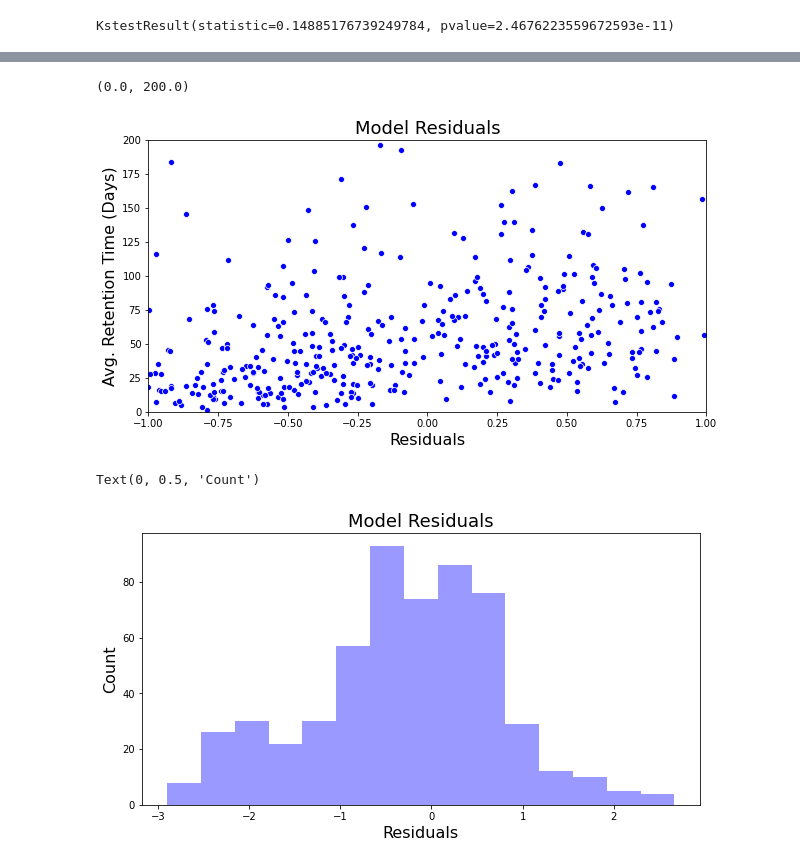
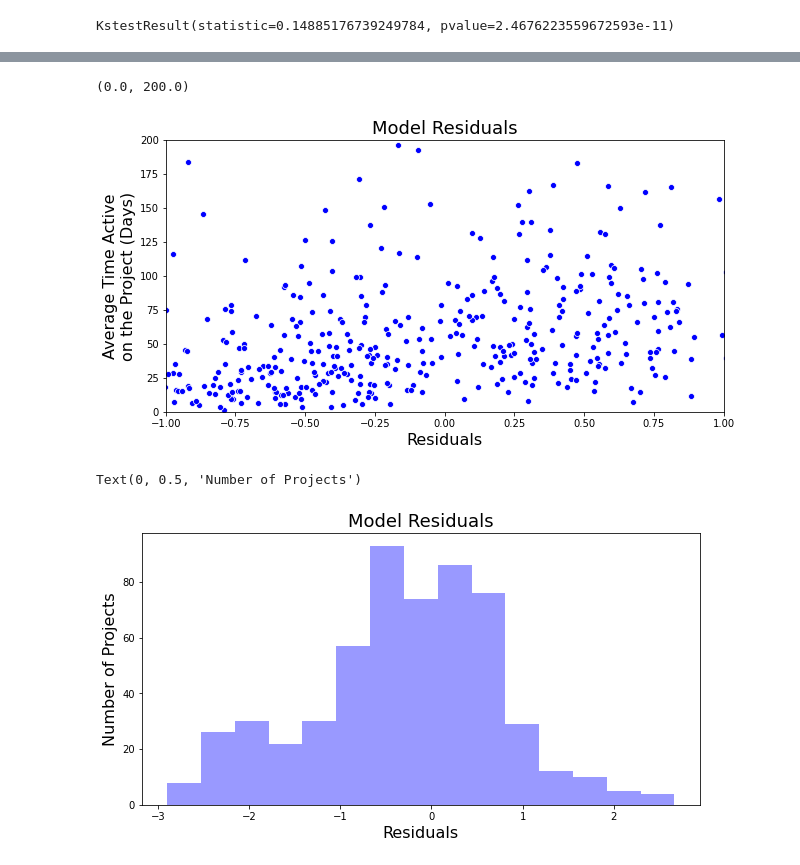
Before and after one commit to MthwRobinson/sh-network-paper, a Jupyter notebook: notebooks/analysis.ipynb, the cells around one changed output, grey strips where cells are left out. Drawn from its saved outputs; the diff is of its cells as text; code cells hidden in the pictures.

```diff
--- a/notebooks/analysis.ipynb
+++ b/notebooks/analysis.ipynb
@@ -478,5 +478,7 @@ Text(0.5, 0, 'Crowd Source Percentage')
 The next regression involves issues volume. Gaining feedback from a broader range of stakeholders is posited as an advantage of crowd based requirements processes. However, if the volume of requirements is too high it can overwhelm project managers and make it difficult to prioritize.
 
 First we plot the distribution of issue volume and check the distribution. According to the KS test, we're same in assuming  that issue volume conforms to a Gamma distribution.
+# %%
+data['issue_by_age'] = (data['total_issues'] / data['project_age']) * 365
 # %%
 plt.figure(figsize=(10, 5))
@@ -1278,24 +1267,24 @@ Use an instance of a link class instead.
 # %%
 plt.figure(figsize=(10, 5))
 sns.scatterplot(x=res.resid_anscombe_scaled, y=data['avg_retention_time'], color='blue')
 plt.title('Model Residuals', fontsize=18)
 plt.xlabel('Residuals', fontsize=16)
-plt.ylabel('Avg. Retention Time (Days)', fontsize=16)
+plt.ylabel('Average Time Active\non the Project (Days)', fontsize=16)
 plt.xlim([-1, 1])
 plt.ylim([0, 200])
 # %% [output]
 (0.0, 200.0)
-[figure, old version]
+[figure, new version]
 # %%
 plt.figure(figsize=(10, 5))
 sns.distplot(res.resid_anscombe_scaled, kde=False, color='blue', bins=15)
 plt.title('Model Residuals', fontsize=18)
 plt.xlabel('Residuals', fontsize=16)
-plt.ylabel('Count', fontsize=16)
+plt.ylabel('Number of Projects', fontsize=16)
 #plt.xlim([-2.2, 2.2])
 # %% [output]
-Text(0, 0.5, 'Count')
+Text(0, 0.5, 'Number of Projects')
-[figure, old version]
+[figure, new version]
 # %%
 data['avg_retention_time_resid'] = res.resid_anscombe_scaled
 formula = """
```
Also changed, not shown: parts of 56 cells of this notebook, 2 other files.
